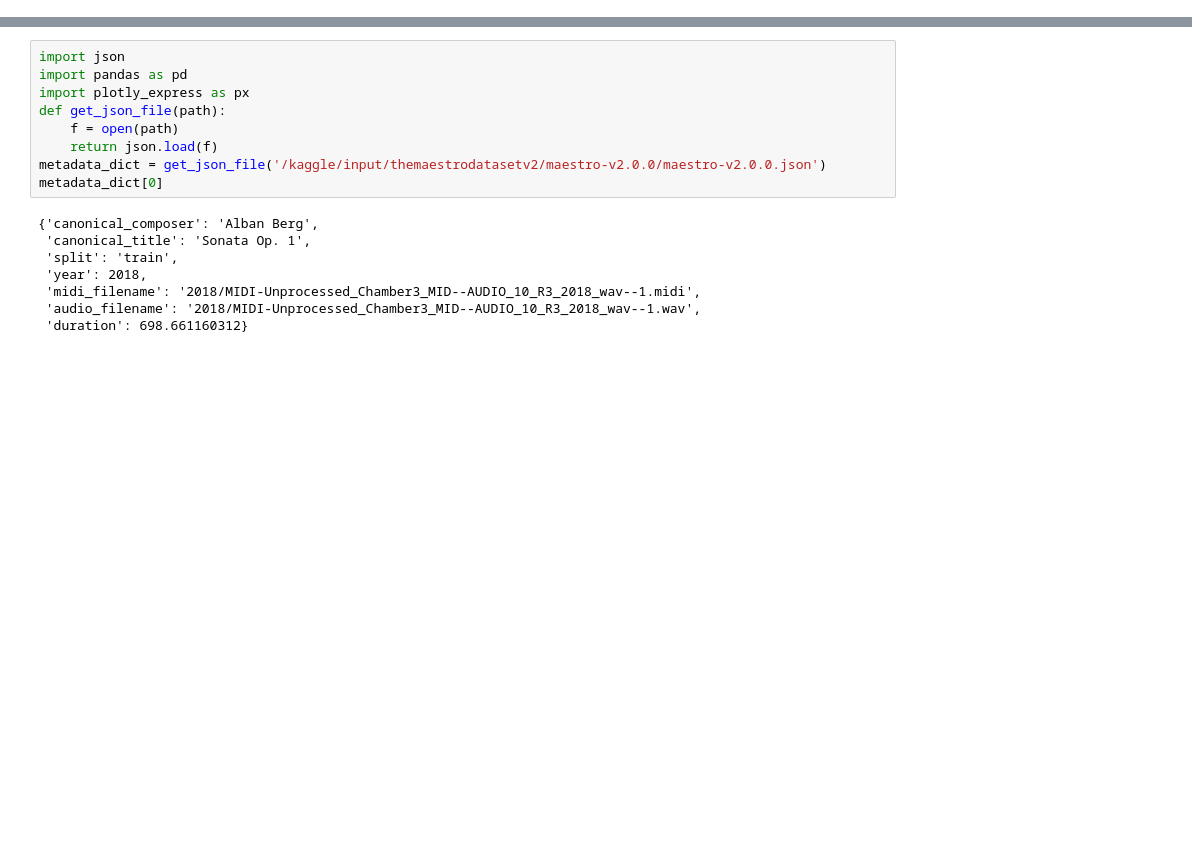
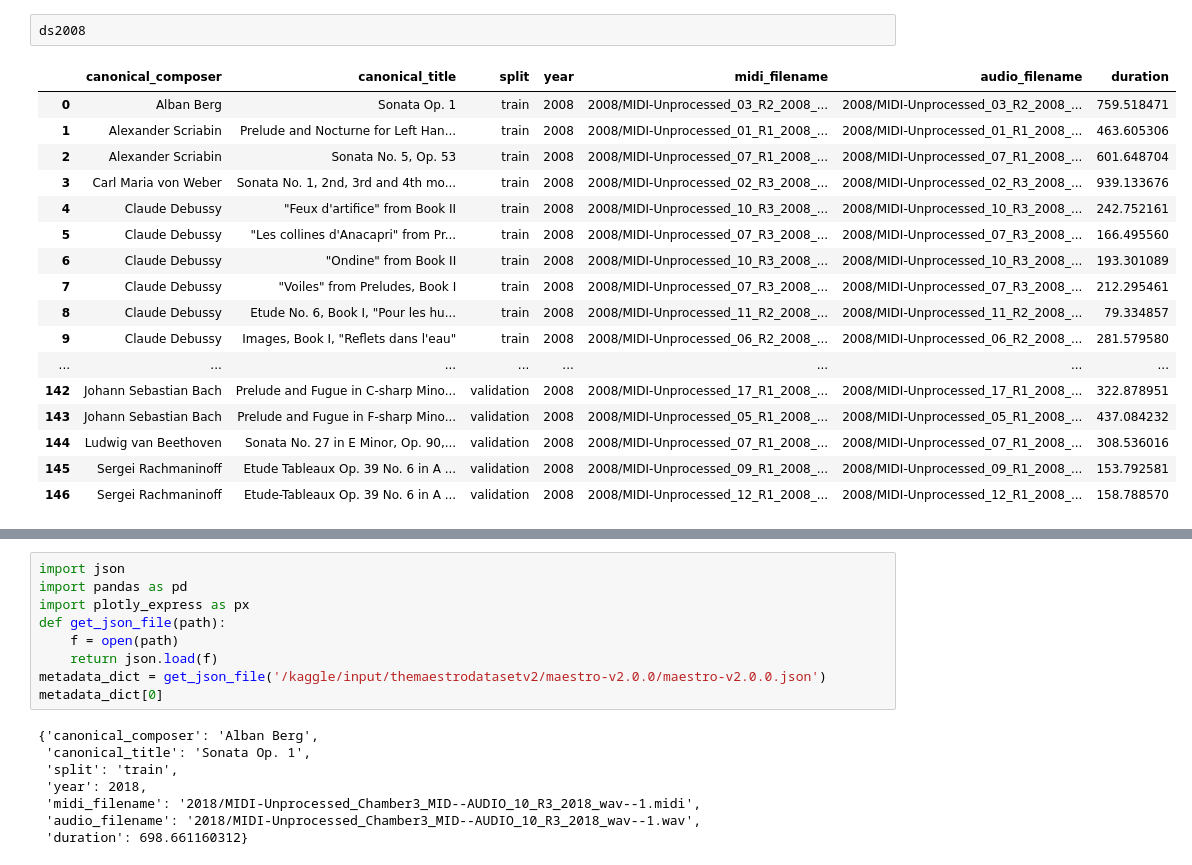
Before and after one commit to Data-Science-Community-SRM/Piano-Sheet-Converter, a Jupyter notebook: piano-sheet-converter.ipynb, the cells around one changed output, grey strips where cells are left out. Saved outputs shown, nothing was run; the diff lists cells and outputs as text; blank space fills up the shorter version.

```diff
--- a/piano-sheet-converter.ipynb
+++ b/piano-sheet-converter.ipynb
@@ -184,0 +104,20 @@ ds.describe()
+# %%
+ds2008
+# %% [output]
+|  | canonical_composer | canonical_title | split | year | midi_filename | audio_filename | duration |
+| 0 | Alban Berg | Sonata Op. 1 | train | 2008 | 2008/MIDI-Unprocessed_03_R2_2008_... | 2008/MIDI-Unprocessed_03_R2_2008_... | 759.518471 |
+| 1 | Alexander Scriabin | Prelude and Nocturne for Left Han... | train | 2008 | 2008/MIDI-Unprocessed_01_R1_2008_... | 2008/MIDI-Unprocessed_01_R1_2008_... | 463.605306 |
+| 2 | Alexander Scriabin | Sonata No. 5, Op. 53 | train | 2008 | 2008/MIDI-Unprocessed_07_R1_2008_... | 2008/MIDI-Unprocessed_07_R1_2008_... | 601.648704 |
+| 3 | Carl Maria von Weber | Sonata No. 1, 2nd, 3rd and 4th mo... | train | 2008 | 2008/MIDI-Unprocessed_02_R3_2008_... | 2008/MIDI-Unprocessed_02_R3_2008_... | 939.133676 |
+| 4 | Claude Debussy | "Feux d'artifice" from Book II | train | 2008 | 2008/MIDI-Unprocessed_10_R3_2008_... | 2008/MIDI-Unprocessed_10_R3_2008_... | 242.752161 |
+| 5 | Claude Debussy | "Les collines d'Anacapri" from Pr... | train | 2008 | 2008/MIDI-Unprocessed_07_R3_2008_... | 2008/MIDI-Unprocessed_07_R3_2008_... | 166.495560 |
+| 6 | Claude Debussy | "Ondine" from Book II | train | 2008 | 2008/MIDI-Unprocessed_10_R3_2008_... | 2008/MIDI-Unprocessed_10_R3_2008_... | 193.301089 |
+| 7 | Claude Debussy | "Voiles" from Preludes, Book I | train | 2008 | 2008/MIDI-Unprocessed_07_R3_2008_... | 2008/MIDI-Unprocessed_07_R3_2008_... | 212.295461 |
+| 8 | Claude Debussy | Etude No. 6, Book I, "Pour les hu... | train | 2008 | 2008/MIDI-Unprocessed_11_R2_2008_... | 2008/MIDI-Unprocessed_11_R2_2008_... | 79.334857 |
+| 9 | Claude Debussy | Images, Book I, "Reflets dans l'eau" | train | 2008 | 2008/MIDI-Unprocessed_06_R2_2008_... | 2008/MIDI-Unprocessed_06_R2_2008_... | 281.579580 |
+| ... | ... | ... | ... | ... | ... | ... | ... |
+| 142 | Johann Sebastian Bach | Prelude and Fugue in C-sharp Mino... | validation | 2008 | 2008/MIDI-Unprocessed_17_R1_2008_... | 2008/MIDI-Unprocessed_17_R1_2008_... | 322.878951 |
+| 143 | Johann Sebastian Bach | Prelude and Fugue in F-sharp Mino... | validation | 2008 | 2008/MIDI-Unprocessed_05_R1_2008_... | 2008/MIDI-Unprocessed_05_R1_2008_... | 437.084232 |
+| 144 | Ludwig van Beethoven | Sonata No. 27 in E Minor, Op. 90,... | validation | 2008 | 2008/MIDI-Unprocessed_07_R1_2008_... | 2008/MIDI-Unprocessed_07_R1_2008_... | 308.536016 |
+| 145 | Sergei Rachmaninoff | Etude Tableaux Op. 39 No. 6 in A ... | validation | 2008 | 2008/MIDI-Unprocessed_09_R1_2008_... | 2008/MIDI-Unprocessed_09_R1_2008_... | 153.792581 |
+| 146 | Sergei Rachmaninoff | Etude-Tableaux Op. 39 No. 6 in A ... | validation | 2008 | 2008/MIDI-Unprocessed_12_R1_2008_... | 2008/MIDI-Unprocessed_12_R1_2008_... | 158.788570 |
```
Also changed, not shown: parts of 21 cells of this notebook.
